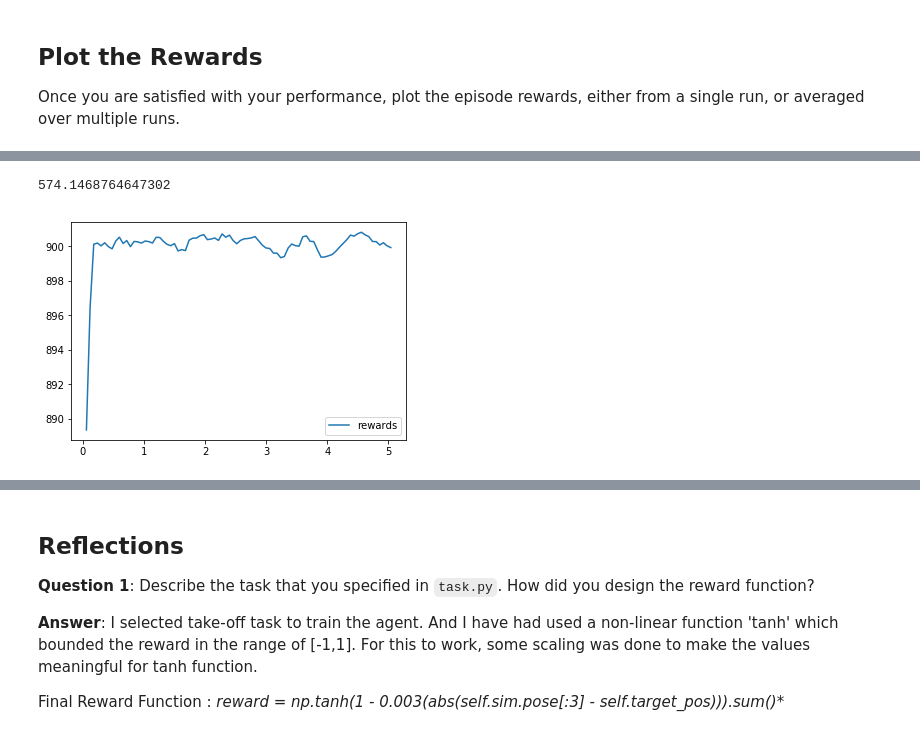
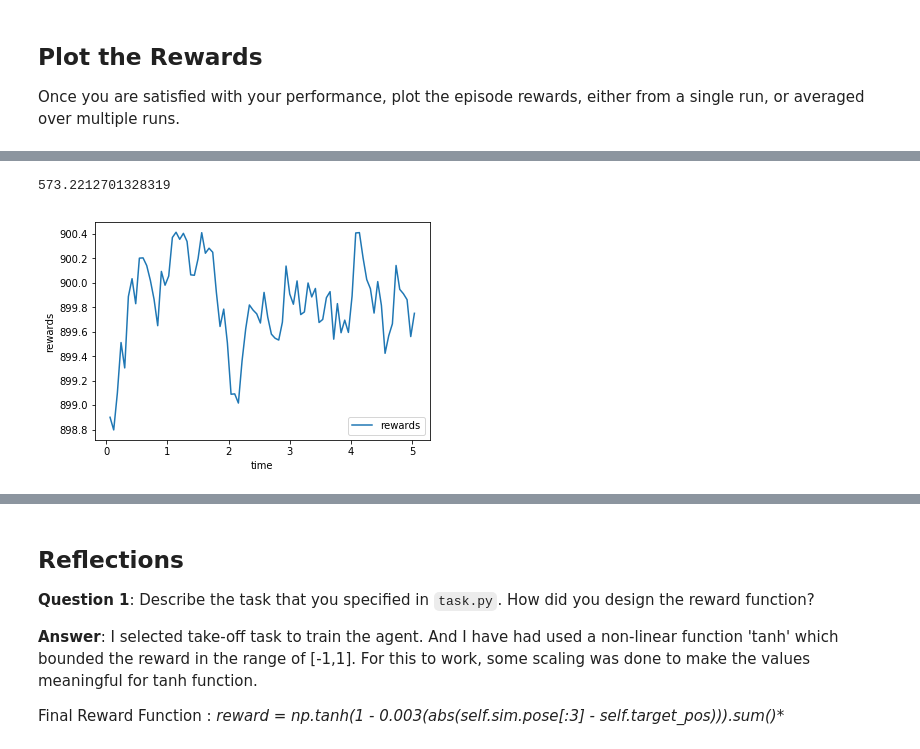
Before and after one commit to kishi001/RL-Quadcopter-2, a Jupyter notebook: Quadcopter_Project.ipynb, the cells around one changed output, grey strips where cells are left out. Saved outputs shown, nothing was run; the diff lists cells and outputs as text; code cells hidden in the pictures.

```diff
--- a/Quadcopter_Project.ipynb
+++ b/Quadcopter_Project.ipynb
@@ -255,7 +252,7 @@ import pandas as pd
 from agents.agent import DDPG
 from task import Task
 
-num_episodes = 200
+num_episodes = 250
 target_pos = np.array([0., 0., 100.])
 task = Task(target_pos=target_pos)
 agent = DDPG(task)
@@ -308,12 +316,14 @@ while True:
 # %%
 ##Rewards plot
 plt.plot(results['time'], results['reward'], label='rewards')
 plt.legend()
+plt.xlabel('time')
+plt.ylabel('rewards')
 _ = plt.ylim()
 print(agent.score)
 # %% [output]
-574.1468764647302
+573.2212701328319
-[figure, old version]
+[figure, new version]
 # %%
 #X, Y, Z plot
 import matplotlib.pyplot as plt
```
Also changed, not shown: parts of 17 cells of this notebook, 2 other files.
